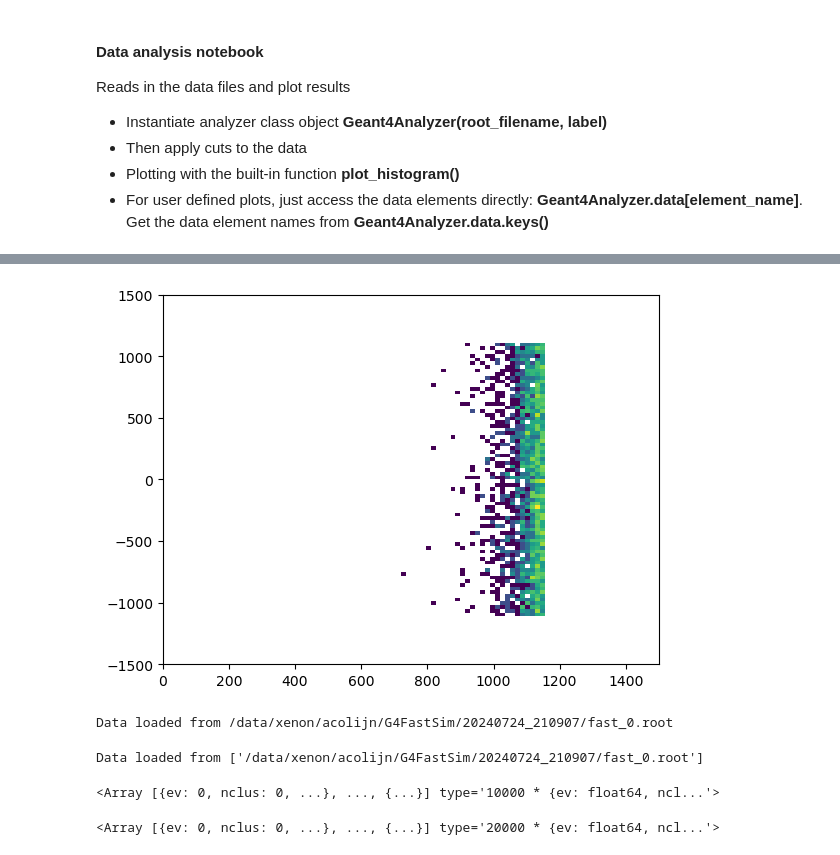
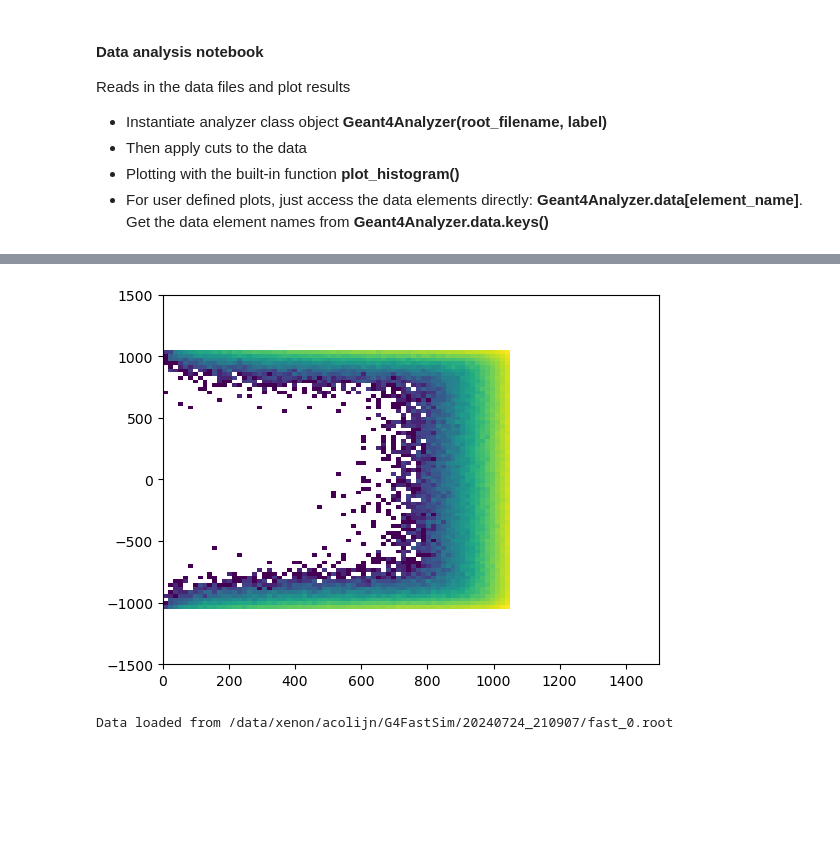
Before and after one commit to acolijn/G4FastSim, a Jupyter notebook: notebook/analysis.ipynb, the cells around one changed output, grey strips where cells are left out. Cells and saved outputs as stored; diff of their text form; code cells hidden in the pictures; blank space fills up the shorter version.

```diff
--- a/notebook/analysis.ipynb
+++ b/notebook/analysis.ipynb
@@ -37,22 +27,14 @@ display(manager.display_all_runs(include_deleted=False))
 # cut on the global event variables
 cut = lambda data: (data['ncomp'] + data['nphot'] == 1) & (data['type'] == 0) & (data['e'] < 1200.)
 # additional cuts on the clusters
-cut_hit = lambda data: (data['r'] < 1150.) & (np.abs(data['zh']) < 1100.)
+cut_hit = lambda data: (data['r'] < 1050.) & (np.abs(data['zh']) < 1050.)
 
-std = Geant4Analyzer("run_07", label="Geant4 standard", first_only=True)
+std = Geant4Analyzer("run_02", label="Geant4 standard", first_only=False)
 std.preprocess_data(cut=cut, cut_hit=cut_hit)
 
-fast = Geant4Analyzer("run_10", label="Accelerated MC", first_only=True)
+fast = Geant4Analyzer("run_01", label="Accelerated MC", first_only=False)
 fast.preprocess_data(cut=cut, cut_hit=cut_hit)
 
-nbin = 500
-ax = std.plot_histogram('eh', bins=nbin, range=(-1500,1500), show=False)
-ax = fast.plot_histogram('eh', bins=nbin, ax=ax, range=(-1500,1500), show=False)
-
-plt.yscale('log')
-plt.ylim(1e-2, 1e4)
-plt.xlim(0, 1050)
-
-plt.legend(frameon=False)
-plt.show()
+fast2 = Geant4Analyzer("run_03", label="Accelerated MC", first_only=False)
+fast2.preprocess_data(cut=cut, cut_hit=cut_hit)
 # %% [output]
@@ -77,23 +81,13 @@ plt.show()
 # %%
 from matplotlib.colors import LogNorm
 
 bins = 100
 h = plt.hist2d(std.data['r'], std.data['zh'], bins=bins, range=((0, 1500), (-1500, 1500)), norm=LogNorm())
+h = plt.hist2d(fast.data['r'], fast.data['zh'], bins=bins, range=((0, 1500), (-1500, 1500)), norm=LogNorm())
+
 plt.show()
 # %% [output]
-[figure, old version]
+[figure, new version]
 # %%
 # %% [output]
 Data loaded from /data/xenon/acolijn/G4FastSim/20240724_210907/fast_0.root
-# %%
-from RunManager import RunManager
-
-manager = RunManager("../scripts/config.json")
-
-manager.get_output_root_files("run_10", first_only=True)
-
-test = Geant4Analyzer("run_10", label="testing")
-test.raw
-# %% [output]
-Data loaded from ['/data/xenon/acolijn/G4FastSim/20240724_210907/fast_0.root']
-<Array [{ev: 0, nclus: 0, ...}, ..., {...}] type='10000 * {ev: float64, ncl...'>
@@ -109,4 +93,0 @@ ccdata = ak.concatenate(data_list, axis=0)
-# %%
-ccdata
-# %% [output]
-<Array [{ev: 0, nclus: 0, ...}, ..., {...}] type='20000 * {ev: float64, ncl...'>
```
Also changed, not shown: parts of 11 cells of this notebook, 14 other files.
